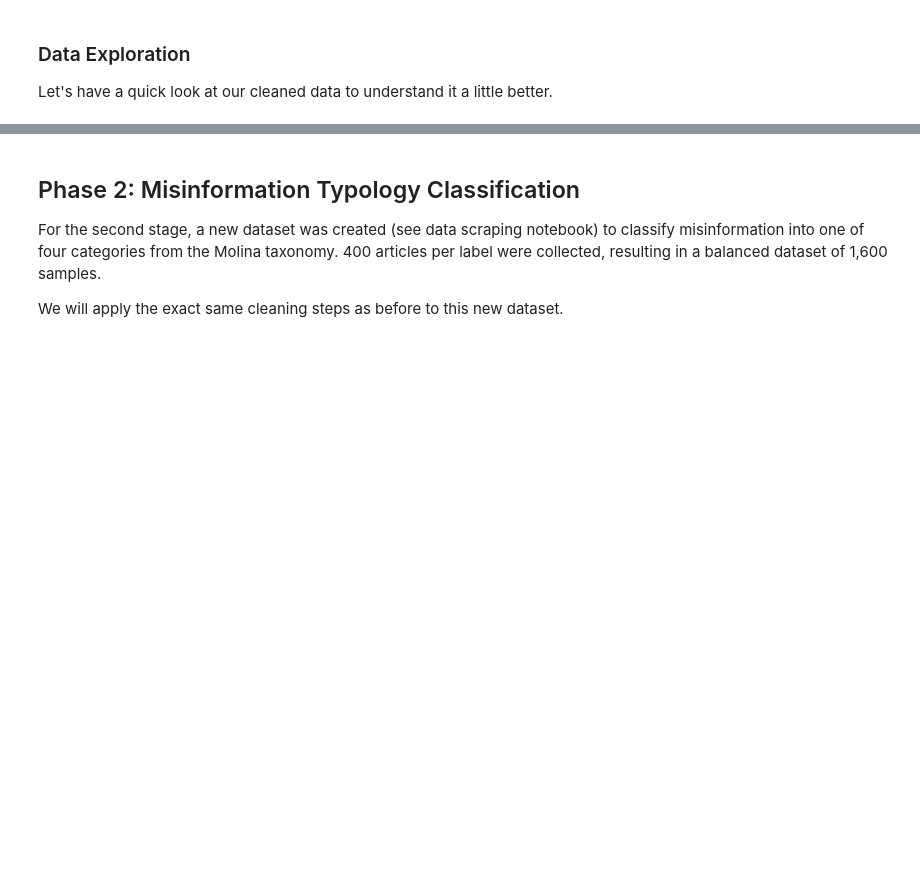
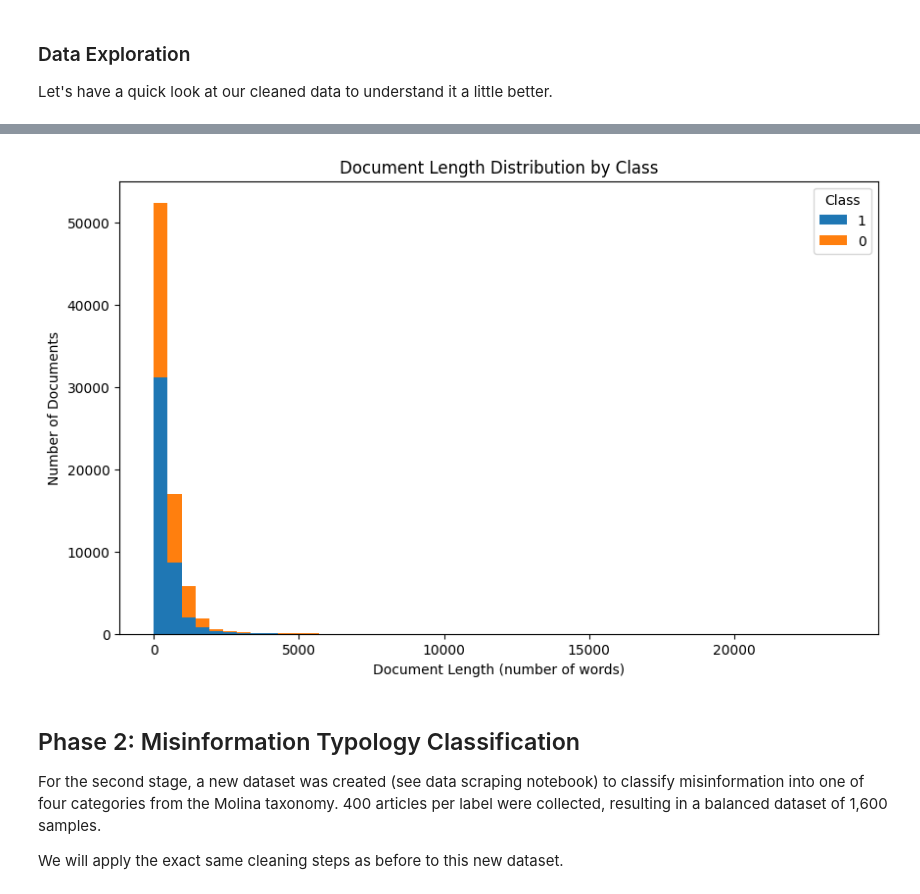
Before and after one commit to nuttymakes/TruthLens, a Jupyter notebook: Data/TruthLens Data Cleaning.ipynb, the cells around one changed output, grey strips where cells are left out. Drawn from its saved outputs; the diff is of its cells as text; code cells hidden in the pictures; blank space fills up the shorter version.

```diff
--- a/Data/TruthLens Data Cleaning.ipynb
+++ b/Data/TruthLens Data Cleaning.ipynb
@@ -501,17 +529,19 @@ plot_wordclouds_by_class(df, text_column='content', label_column='label')
 # %%
 #see document length distribution by class
 df['doc_length'] = df['content'].apply(lambda x: len(x.split()))
-classes = df['label'].unique(
+classes = df['label'].unique()
 lengths_by_class = [df[df['label'] == cls]['doc_length'] for cls in classes]
 
 #plot a stacked histogram of document lengths by class
 plt.figure(figsize=(10, 6))
 plt.hist(lengths_by_class, bins=50, stacked=True, label=classes)
 plt.xlabel('Document Length (number of words)')
 plt.ylabel('Number of Documents')
 plt.title('Document Length Distribution by Class')
 plt.legend(title='Class')
 plt.show()
+# %% [output]
+[figure, added]
 # %% [markdown]
 ## Phase 2: Misinformation Typology Classification
 For the second stage, a new dataset was created (see data scraping notebook) to classify misinformation into one
```
Also changed, not shown: parts of 28 cells of this notebook.
